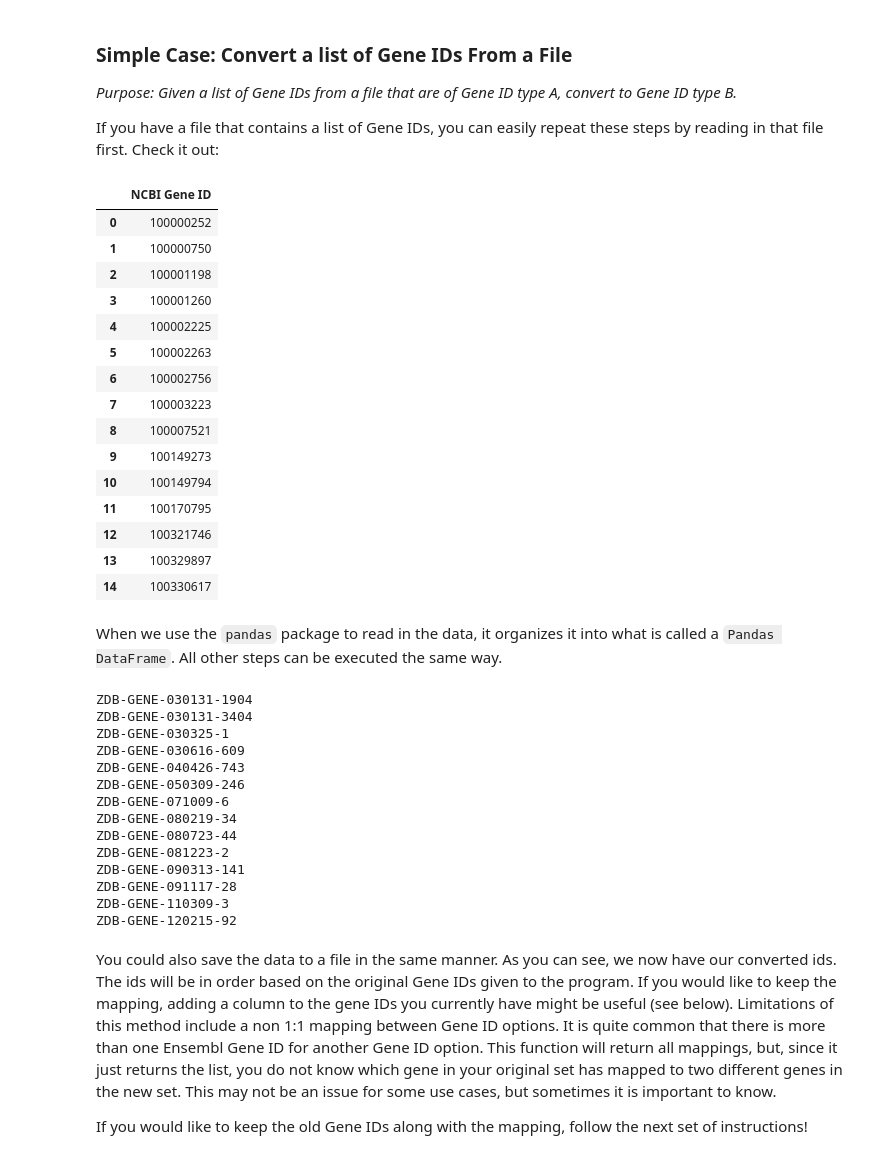
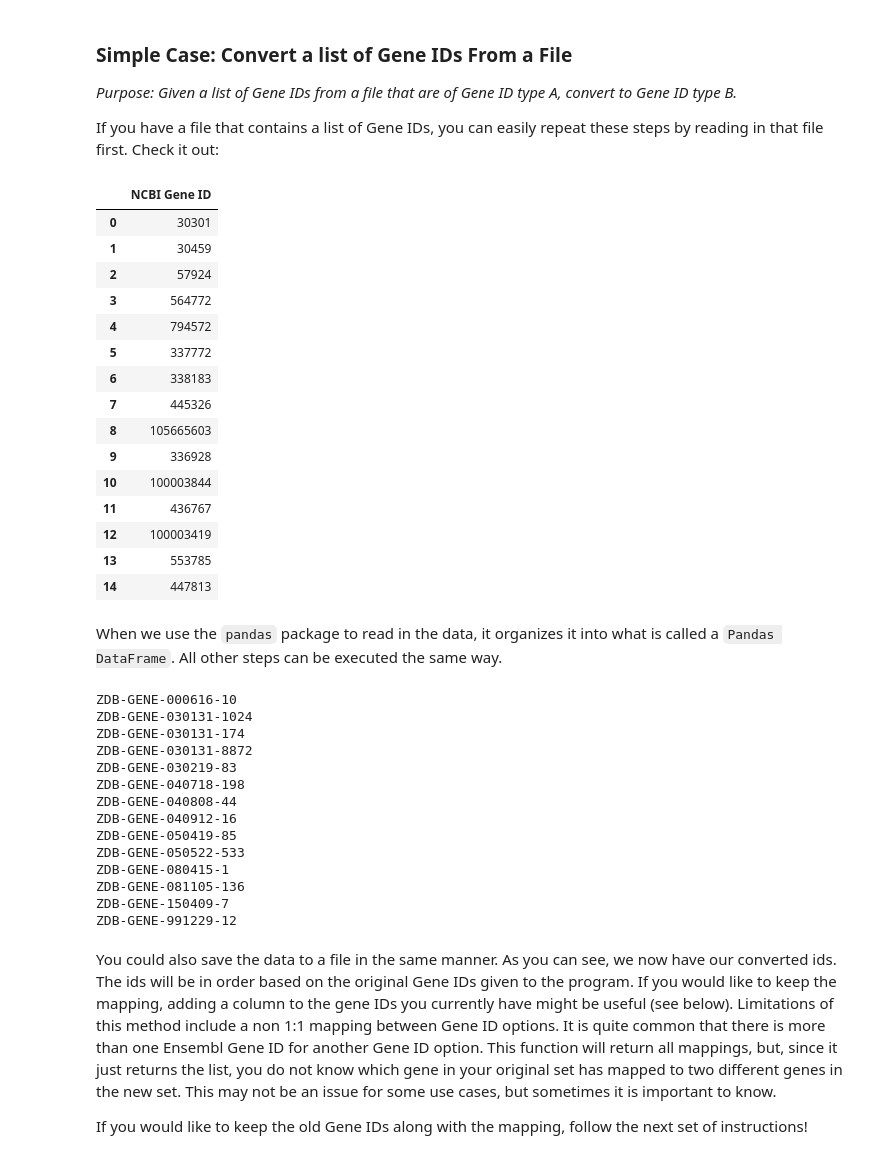
Before and after one commit to sdsucomptox/danrerlib, a Jupyter notebook: tutorials/perform_gene_id_mapping.ipynb, the cells around one changed output. Drawn from its saved outputs; the diff is of its cells as text; code cells hidden in the pictures.

```diff
--- a/tutorials/perform_gene_id_mapping.ipynb
+++ b/tutorials/perform_gene_id_mapping.ipynb
@@ -118,26 +118,26 @@ _Purpose: Given a list of Gene IDs from a file that are of Gene ID type A, conve
 
 If you have a file that contains a list of Gene IDs, you can easily repeat these steps by reading in that file first. Check it out:
 # %%
-data_file_path = Path('data/test_data/small_gene_id_list.txt')
+data_file_path = Path('data/test_data/ncbi_gene_list.txt')
 list_of_gene_ids = pd.read_csv(data_file_path, sep='\t')
 list_of_gene_ids
 # %% [output]
 |  | NCBI Gene ID |
-| 0 | 100000252 |
-| 1 | 100000750 |
-| 2 | 100001198 |
-| 3 | 100001260 |
-| 4 | 100002225 |
-| 5 | 100002263 |
-| 6 | 100002756 |
-| 7 | 100003223 |
-| 8 | 100007521 |
-| 9 | 100149273 |
-| 10 | 100149794 |
-| 11 | 100170795 |
-| 12 | 100321746 |
-| 13 | 100329897 |
-| 14 | 100330617 |
+| 0 | 30301 |
+| 1 | 30459 |
+| 2 | 57924 |
+| 3 | 564772 |
+| 4 | 794572 |
+| 5 | 337772 |
+| 6 | 338183 |
+| 7 | 445326 |
+| 8 | 105665603 |
+| 9 | 336928 |
+| 10 | 100003844 |
+| 11 | 436767 |
+| 12 | 100003419 |
+| 13 | 553785 |
+| 14 | 447813 |
 # %% [markdown]
 When we use the `pandas` package to read in the data, it organizes it into what is called a `Pandas DataFrame`. All other steps can be executed the same way.
 # %%
@@ -149,20 +149,20 @@ converted_ids = mapping.convert_ids(list_of_gene_ids, current_gene_id_type, desi
 
 utils.pretty_print_series(converted_ids)
 # %% [output]
-ZDB-GENE-030131-1904
-ZDB-GENE-030131-3404
-ZDB-GENE-030325-1
-ZDB-GENE-030616-609
-ZDB-GENE-040426-743
-ZDB-GENE-050309-246
-ZDB-GENE-071009-6
-ZDB-GENE-080219-34
-ZDB-GENE-080723-44
-ZDB-GENE-081223-2
-ZDB-GENE-090313-141
-ZDB-GENE-091117-28
-ZDB-GENE-110309-3
-ZDB-GENE-120215-92
+ZDB-GENE-000616-10
+ZDB-GENE-030131-1024
+ZDB-GENE-030131-174
+ZDB-GENE-030131-8872
+ZDB-GENE-030219-83
+ZDB-GENE-040718-198
+ZDB-GENE-040808-44
+ZDB-GENE-040912-16
+ZDB-GENE-050419-85
+ZDB-GENE-050522-533
+ZDB-GENE-080415-1
+ZDB-GENE-081105-136
+ZDB-GENE-150409-7
+ZDB-GENE-991229-12
 # %% [markdown]
 You could also save the data to a file in the same manner. As you can see, we now have our converted ids. The ids will be in order based on the original Gene IDs given to the program. If you would like to keep the mapping, adding a column to the gene IDs you currently have might be useful (see below). Limitations of this method include a non 1:1 mapping between Gene ID options. It is quite common that there is more than one Ensembl Gene ID for another Gene ID option. This function will return all mappings, but, since it just returns the list, you do not know which gene in your original set has mapped to two different genes in the new set. This may not be an issue for some use cases, but sometimes it is important to know.
 
```
Also changed, not shown: parts of 9 cells of this notebook, 24 other files.
